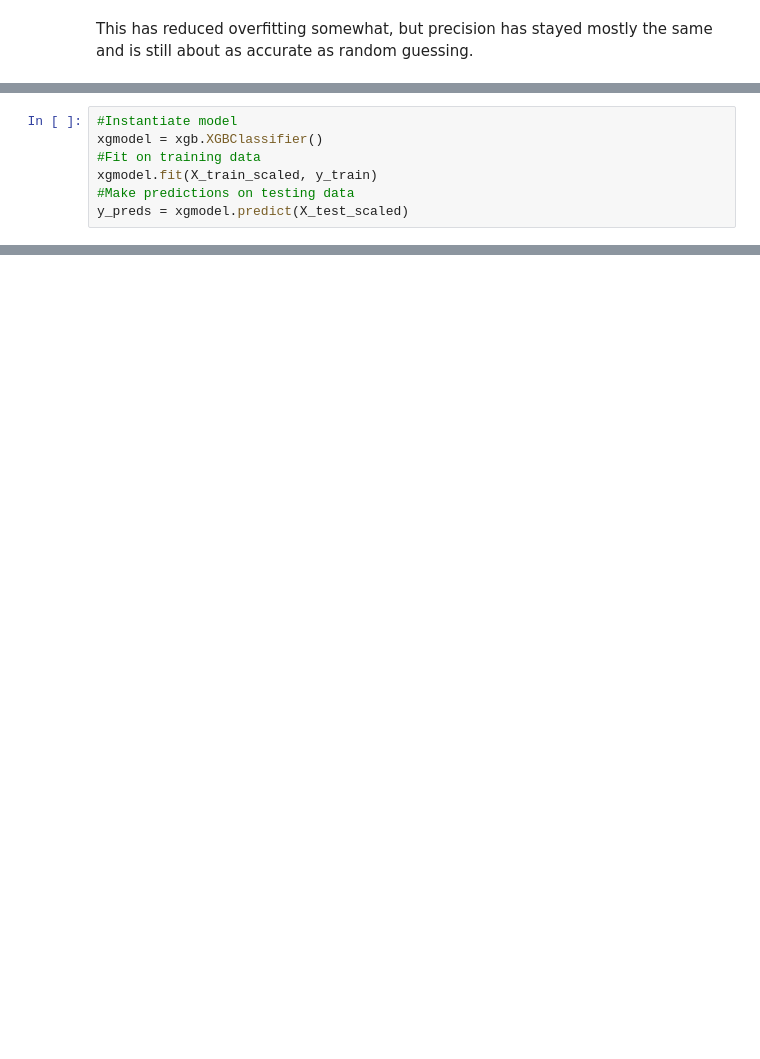
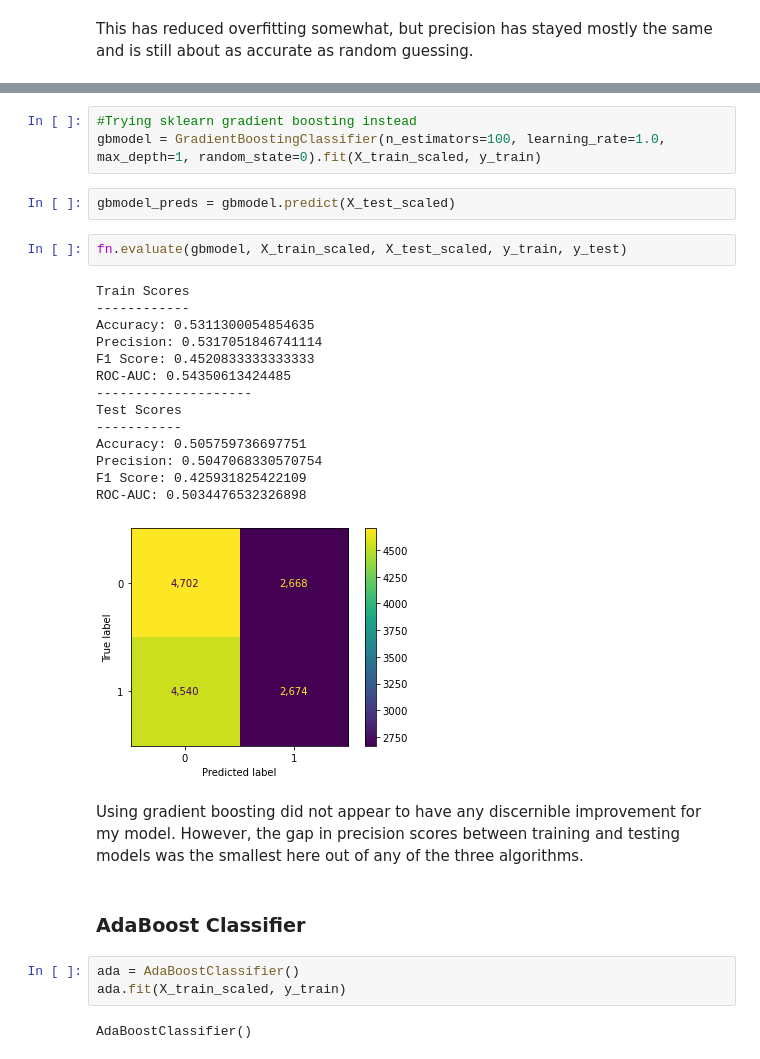
Before and after one commit to alexiskedo/Predicting-School-Performance, a Jupyter notebook: Preprocessing & Modeling.ipynb, the cells around one changed output, grey strips where cells are left out. Cells and saved outputs as stored; diff of their text form; blank space fills up the shorter version.

```diff
--- a/Preprocessing & Modeling.ipynb
+++ b/Preprocessing & Modeling.ipynb
@@ -310,7 +329,0 @@ This has reduced overfitting somewhat, but precision has stayed mostly the same
-# %%
-#Instantiate model
-xgmodel = xgb.XGBClassifier()
-#Fit on training data
-xgmodel.fit(X_train_scaled, y_train)
-#Make predictions on testing data
-y_preds = xgmodel.predict(X_test_scaled)
@@ -318,0 +330,32 @@ ImportError: cannot import name '_cuda_array_interface' from 'xgboost.core' (/op
+# %%
+#Trying sklearn gradient boosting instead
+gbmodel = GradientBoostingClassifier(n_estimators=100, learning_rate=1.0,
+max_depth=1, random_state=0).fit(X_train_scaled, y_train)
+# %%
+gbmodel_preds = gbmodel.predict(X_test_scaled)
+# %%
+fn.evaluate(gbmodel, X_train_scaled, X_test_scaled, y_train, y_test)
+# %% [output]
+Train Scores
+------------
+Accuracy: 0.5311300054854635
+Precision: 0.5317051846741114
+F1 Score: 0.4520833333333333
+ROC-AUC: 0.54350613424485
+--------------------
+Test Scores
+-----------
+Accuracy: 0.505759736697751
+Precision: 0.5047068330570754
+F1 Score: 0.425931825422109
+ROC-AUC: 0.5034476532326898
+[figure, added]
+# %% [markdown]
+Using gradient boosting did not appear to have any discernible improvement for my model. However, the gap in precision scores between training and testing models was the smallest here out of any of the three algorithms.
+# %% [markdown]
+### AdaBoost Classifier
+# %%
+ada = AdaBoostClassifier()
+ada.fit(X_train_scaled, y_train)
+# %% [output]
+AdaBoostClassifier()
```
Also changed, not shown: parts of 35 cells of this notebook.
